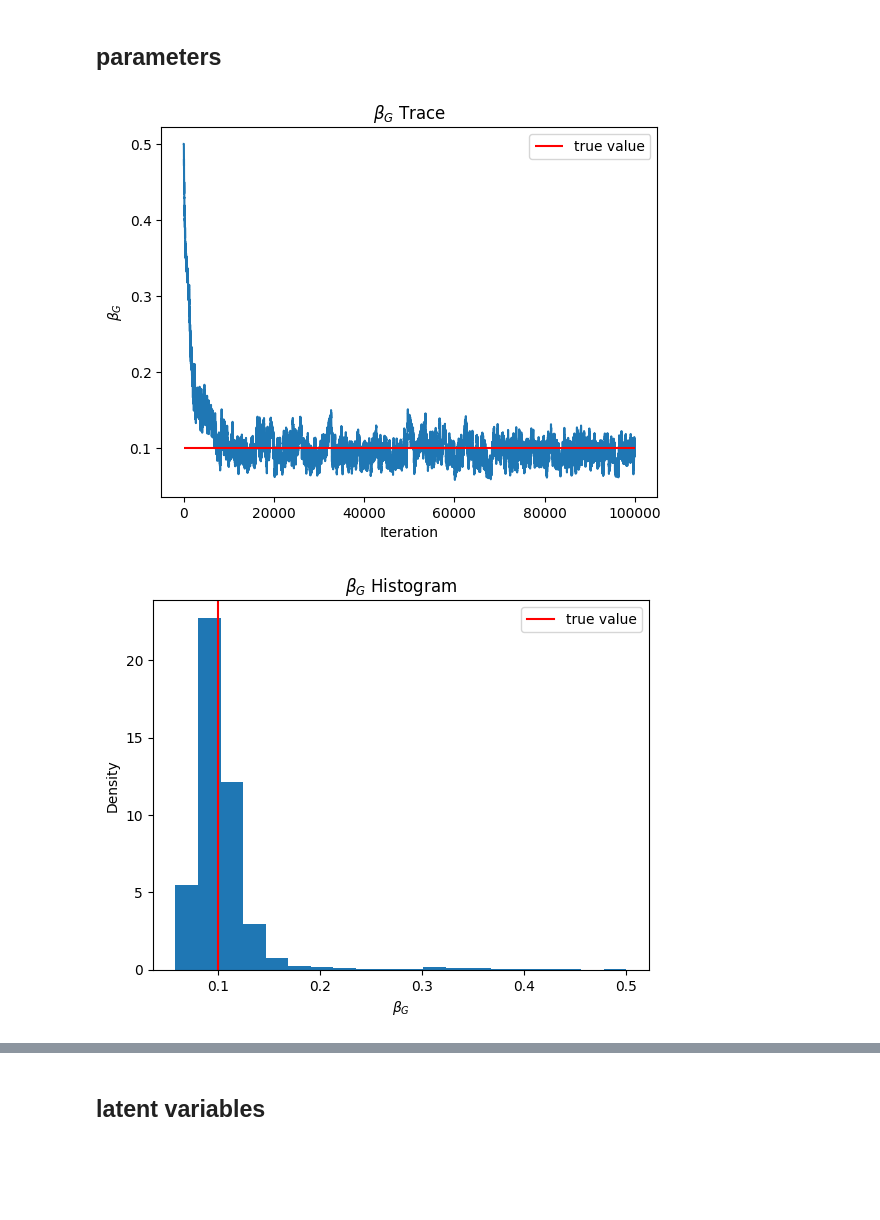
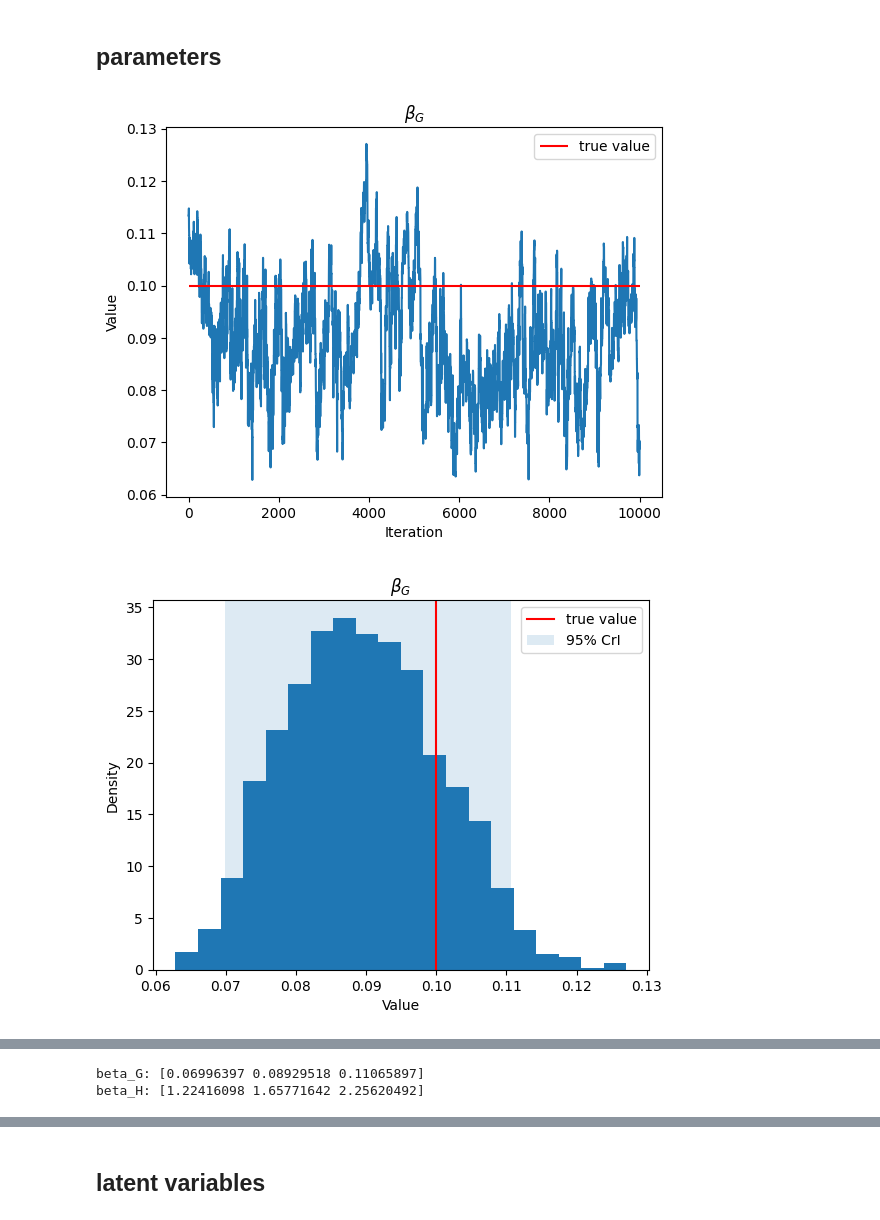
Before and after one commit to neilljn/AntiDOTE_Methods, a Jupyter notebook: experiments/sim_study_rippler_many/results.ipynb, the cells around one changed output, grey strips where cells are left out. Saved outputs shown, nothing was run; the diff lists cells and outputs as text; code cells hidden in the pictures; blank space fills up the shorter version.

```diff
--- a/experiments/sim_study_rippler_many/results.ipynb
+++ b/experiments/sim_study_rippler_many/results.ipynb
@@ -238,49 +266,48 @@ acc_latent: 0.5412988636363636
 ## parameters
 # %%
 # importing the saved run of theta
-MCMC_noncentred_theta = zarr.open('../../../luna/AntiDOTE_Methods/experiments/sim_study_rippler_2/MCMC_output_1/theta.zarr', mode='r')
+MCMC_noncentred_theta = zarr.open('../../../luna/AntiDOTE_Methods/experiments/sim_study_rippler_many/MCMC_output_64/theta.zarr', mode='r')
 
 # trace plot and histogram of beta_G
-plt.plot(MCMC_noncentred_theta[:K,0])
-plt.hlines(np.array(theta[0]),0,K,colors="red",label="true value")
-plt.legend()
-plt.title(r'$\beta_G$ Trace')
+plt.plot(MCMC_noncentred_theta[1000:,0])
+plt.hlines(np.array(theta[0]),0,K-1000,colors="red",label="true value")
+plt.legend(loc = "upper right")
+plt.title(r'$\beta_G$')
 plt.xlabel("Iteration")
-plt.ylabel(r'$\beta_G$')
+plt.ylabel("Value")
 plt.show()
-plt.hist(MCMC_noncentred_theta[:K,0],density=1,bins=20)
+plt.hist(MCMC_noncentred_theta[1000:,0],density=1,bins=20)
 plt.axvline(theta[0],color="red",label="true value")
-plt.legend()
-plt.title(r'$\beta_G$ Histogram')
-plt.xlabel(r'$\beta_G$')
+plt.axvspan(np.quantile(MCMC_noncentred_theta[1000:,0],0.025),np.quantile(MCMC_noncentred_theta[1000:,0],0.975),alpha=0.15,label="95% CrI")
+plt.legend(loc = "upper right")
+plt.title(r'$\beta_G$')
+plt.xlabel("Value")
 plt.ylabel("Density")
 plt.show()
 
 # trace plot and histogram of beta_H
-plt.plot(MCMC_noncentred_theta[:K,1])
-plt.hlines(np.array(theta[1]),0,K,colors="red",label="true value")
+plt.plot(MCMC_noncentred_theta[1000:,1])
+plt.hlines(np.array(theta[1]),0,K-1000,colors="red",label="true value")
 plt.legend()
-plt.title(r'$\beta_{H}$ Trace')
+plt.title(r'$\beta_{H}$')
 plt.xlabel("Iteraton")
-plt.ylabel(r'$\beta_{H}$')
+plt.ylabel("Value")
 plt.show()
-plt.hist(MCMC_noncentred_theta[:K,1],density=1,bins=20)
+plt.hist(MCMC_noncentred_theta[1000:,1],density=1,bins=20)
 plt.axvline(theta[1],color="red",label="true value")
+plt.axvspan(np.quantile(MCMC_noncentred_theta[1000:,1],0.025),np.quantile(MCMC_noncentred_theta[1000:,1],0.975),alpha=0.15,label="95% CrI")
 plt.legend()
-plt.title(r'$\beta_{H}$ Histogram')
-plt.xlabel(r'$\beta_{H}$')
+plt.title(r'$\beta_{H}$')
+plt.xlabel("Value")
 plt.ylabel("Density")
 plt.show()
 
-# correlation plot of beta_G vs beta_H
-plt.scatter(MCMC_noncentred_theta[:K,0],MCMC_noncentred_theta[:K,1],alpha=0.2,color=plt.cm.jet(np.linspace(1,0,K)))
-plt.title(r'$\beta_G \text{ and } \beta_{H}$ Scatterplot')
-plt.xlabel(r'$\beta_G$')
-plt.ylabel(r'$\beta_{H}$')
-plt.show()
+# median and 95% credible intervals
+print("beta_G:", np.quantile(MCMC_noncentred_theta[1000:,0],[0.025,0.5,0.975]))
+print("beta_H:", np.quantile(MCMC_noncentred_theta[1000:,1],[0.025,0.5,0.975]))
 
 # removing the traces of theta from memory
 del(MCMC_noncentred_theta)
 # %% [output]
-[figure, old version]
+[figure, new version]
-[figure, old version]
+[figure, new version]
@@ -290,2 +316,4 @@ del(MCMC_noncentred_theta)
+beta_G: [0.06996397 0.08929518 0.11065897]
+beta_H: [1.22416098 1.65771642 2.25620492]
 # %%
 # importing the saved run of theta
```
Also changed, not shown: parts of 28 cells of this notebook, 6 other files.
